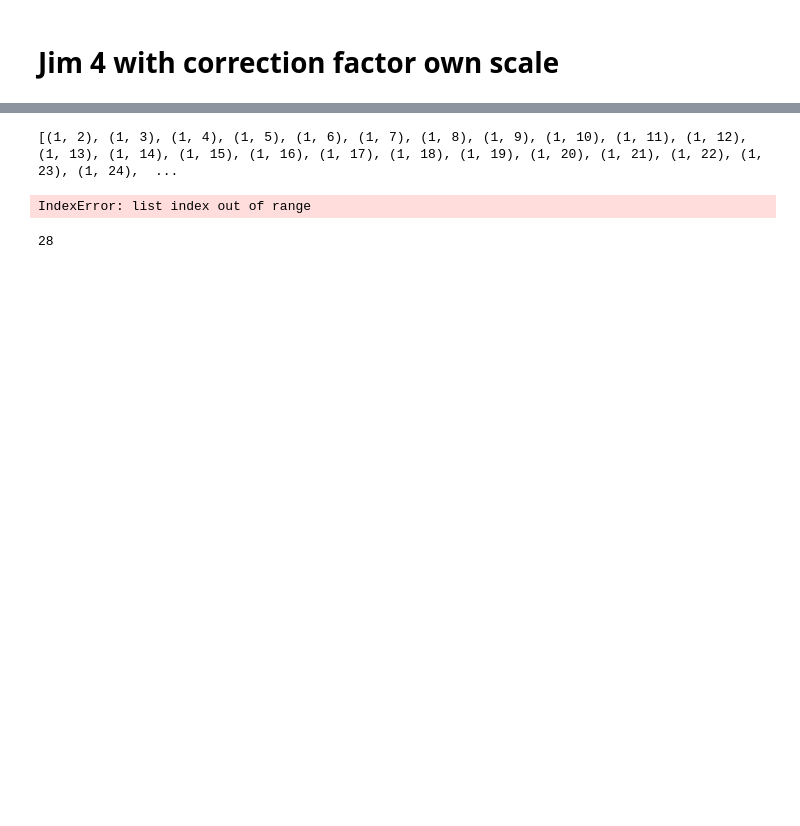
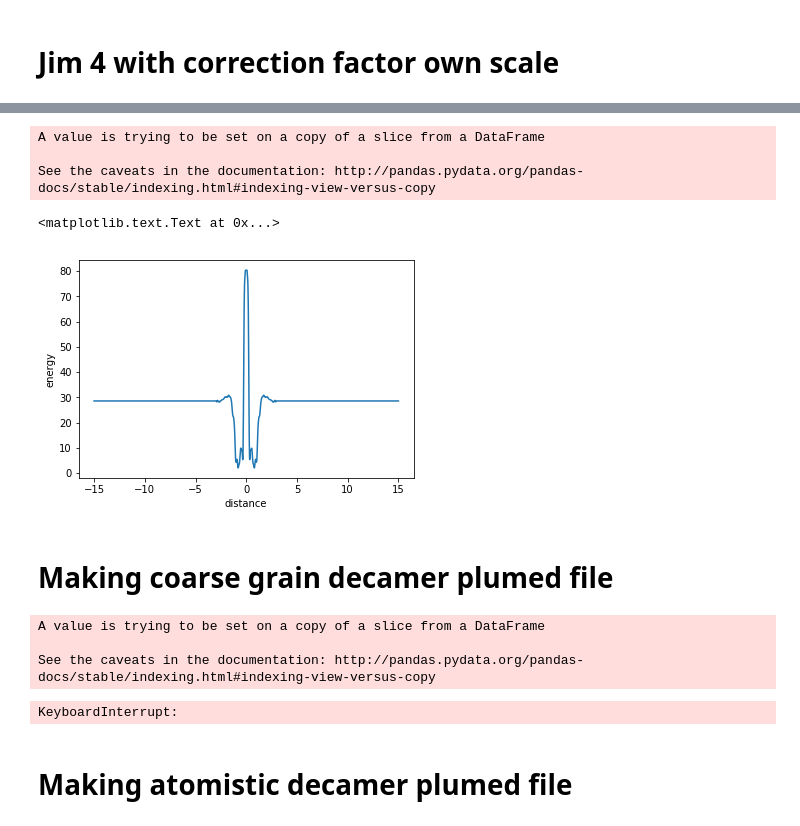
Before and after one commit to garrettd2225/Triazine-project, a Jupyter notebook: Metad_graphs_idunno.ipynb, the cells around one changed output, grey strips where cells are left out. Cells and saved outputs as stored; diff of their text form; code cells hidden in the pictures; blank space fills up the shorter version.

```diff
--- a/Metad_graphs_idunno.ipynb
+++ b/Metad_graphs_idunno.ipynb
@@ -609,27 +603,37 @@ def polymer_string(mono_str,num_monomers):
-# %%
-import itertools
-a=polymer_string('ESCN',10)
-b=itertools.combinations(a,2)
-#print((list(b)))
-listb=list(b)
-c=itertools.combinations(list(range(1,40)),2)
-#listc=list(c)
-#print((c))
-#print(c)
-print((list(c)))
-#this=enumerate(list(c))
-#for i,j in this:
-#    print(j[0])
-#n=listc[0]
-#print(n)
-#if n == ('E', 'S'):
-#    print('success')
-#for x in c:
-#    pass#print(x[0])
-results = [y for y in c ]
-print()
-results[0]
-#print(listb)
-# %% [output]
-[(1, 2), (1, 3), (1, 4), (1, 5), (1, 6), (1, 7), (1, 8), (1, 9), (1, 10), (1, 11), (1, 12), (1, 13), (1, 14), (1, 15), (1, 16), (1, 17), (1, 18), (1, 19), (1, 20), (1, 21), (1, 22), (1, 23), (1, 24),  ...
-IndexError: list index out of range
+# %%
+i=2
+filename='jim_1_email_fesfiles/fes'+str(i)+'.dat'
+data1=pd.read_csv(filename,skiprows=5,names=['distance','energy','error'],delim_whitespace=True)
+#print(len(data1))
+#f=interp1d(data1['distance'],data1['energy'],kind='cubic',fill_value='extrapolate')
+xnew=np.arange(data1['distance'].max(),5.5,0.02)
+
+for index,row in data1.iterrows():
+    data1.loc[index]=[row['distance'],row['energy']-2*2.5*np.log(row['distance']),row['error']]
+
+
+d=float(mything['distance'])
+mydata=data1.head(165)
+mything=mydata.tail(1)
+while d < 15:
+    d =d + 0.02
+    mydata.loc[len(mydata)]=[d,mything['energy'],mything['error']]
+
+#2.9
+for index,row in mydata.iterrows():
+    mydata.loc[-1]=[-row['distance'],row['energy'],row['error']]
+    mydata.index = mydata.index + 1
+    mydata=mydata.sort()
+
+plt.plot(mydata['distance'],mydata['energy'])
+#plt.xticks(np.arange(2,3.1,0.2))
+plt.xlabel('distance')
+plt.ylabel('energy')
+# %% [output]
+A value is trying to be set on a copy of a slice from a DataFrame
+
+See the caveats in the documentation: http://pandas.pydata.org/pandas-docs/stable/indexing.html#indexing-view-versus-copy
+<matplotlib.text.Text at 0x...>
+[figure, added]
+# %% [markdown]
+# Making coarse grain decamer plumed file
@@ -727,7 +811,9 @@ def create_plumed_external(mono_str,num_monomers):
 # %%
-create_plumed_external('ESCN',10)
+create_plumed_coarse_grain('ESCN',10)
+# %% [output]
+A value is trying to be set on a copy of a slice from a DataFrame
+
+See the caveats in the documentation: http://pandas.pydata.org/pandas-docs/stable/indexing.html#indexing-view-versus-copy
+KeyboardInterrupt:
-# %%
-#len(list(itertools.combinations(8,2)))
-len(list(itertools.combinations(range(1,9),2)))
-# %% [output]
-28
+# %% [markdown]
+# Making atomistic decamer plumed file
```
Also changed, not shown: parts of 14 cells of this notebook.
